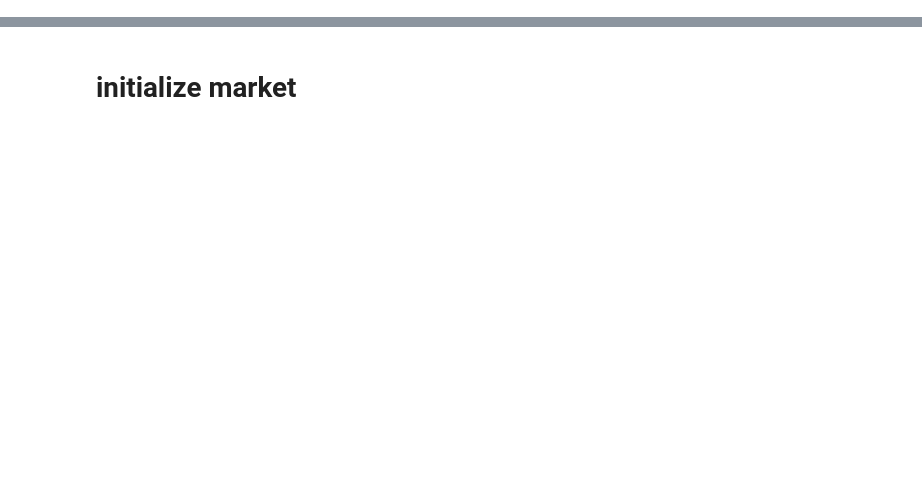
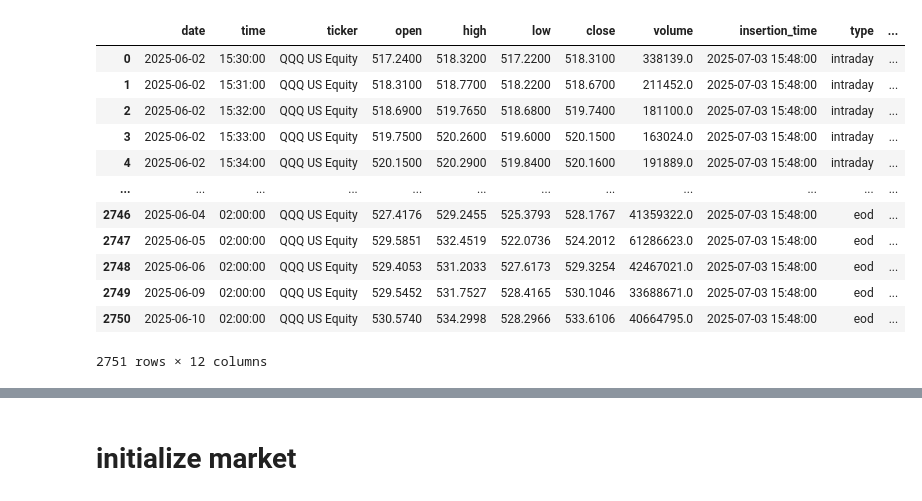
Before and after one commit to andrea220/backtester, a Jupyter notebook: tester_intraday.ipynb, the cells around one changed output, grey strips where cells are left out. Drawn from its saved outputs; the diff is of its cells as text; code cells hidden in the pictures; blank space fills up the shorter version.

```diff
--- a/tester_intraday.ipynb
+++ b/tester_intraday.ipynb
@@ -4,0 +219,4 @@ import backtester as bt
+# %%
+universe = ['SPY US Equity', 'QQQ US Equity']
+start_date='2025-06-01'
+end_date='2025-06-10'
@@ -4,0 +251,13 @@ import backtester as bt
+# %%
+# build_universe
+for ticker in universe:
+    # 1) Scarica e prepara intraday
+    df_intraday = self._bbg_intraday_dump(ticker, start_date, end_date)
+    df_intraday = self.create_table(df_intraday, ticker, 'intraday')
+
+    # 2) Scarica e prepara daily (EOD)
+    df_daily = self._bbg_daily_dump(ticker, start_date, end_date)
+    df_daily = self.create_table(df_daily, ticker, 'eod')
+
+    # 3) Unisci i due DataFrame in uno solo
+    df_all = pd.concat([df_intraday, df_daily], ignore_index=True)
@@ -4,0 +330,16 @@ import backtester as bt
+# %%
+df_orig
+# %% [output]
+|  | date | time | ticker | open | high | low | close | volume | insertion_time | type | ... |
+| 0 | 2025-06-02 | 15:30:00 | QQQ US Equity | 517.2400 | 518.3200 | 517.2200 | 518.3100 | 338139.0 | 2025-07-03 15:48:00 | intraday | ... |
+| 1 | 2025-06-02 | 15:31:00 | QQQ US Equity | 518.3100 | 518.7700 | 518.2200 | 518.6700 | 211452.0 | 2025-07-03 15:48:00 | intraday | ... |
+| 2 | 2025-06-02 | 15:32:00 | QQQ US Equity | 518.6900 | 519.7650 | 518.6800 | 519.7400 | 181100.0 | 2025-07-03 15:48:00 | intraday | ... |
+| 3 | 2025-06-02 | 15:33:00 | QQQ US Equity | 519.7500 | 520.2600 | 519.6000 | 520.1500 | 163024.0 | 2025-07-03 15:48:00 | intraday | ... |
+| 4 | 2025-06-02 | 15:34:00 | QQQ US Equity | 520.1500 | 520.2900 | 519.8400 | 520.1600 | 191889.0 | 2025-07-03 15:48:00 | intraday | ... |
+| ... | ... | ... | ... | ... | ... | ... | ... | ... | ... | ... | ... |
+| 2746 | 2025-06-04 | 02:00:00 | QQQ US Equity | 527.4176 | 529.2455 | 525.3793 | 528.1767 | 41359322.0 | 2025-07-03 15:48:00 | eod | ... |
+| 2747 | 2025-06-05 | 02:00:00 | QQQ US Equity | 529.5851 | 532.4519 | 522.0736 | 524.2012 | 61286623.0 | 2025-07-03 15:48:00 | eod | ... |
+| 2748 | 2025-06-06 | 02:00:00 | QQQ US Equity | 529.4053 | 531.2033 | 527.6173 | 529.3254 | 42467021.0 | 2025-07-03 15:48:00 | eod | ... |
+| 2749 | 2025-06-09 | 02:00:00 | QQQ US Equity | 529.5452 | 531.7527 | 528.4165 | 530.1046 | 33688671.0 | 2025-07-03 15:48:00 | eod | ... |
+| 2750 | 2025-06-10 | 02:00:00 | QQQ US Equity | 530.5740 | 534.2998 | 528.2966 | 533.6106 | 40664795.0 | 2025-07-03 15:48:00 | eod | ... |
+2751 rows × 12 columns
```
Also changed, not shown: parts of 19 cells of this notebook, 3 other files.
